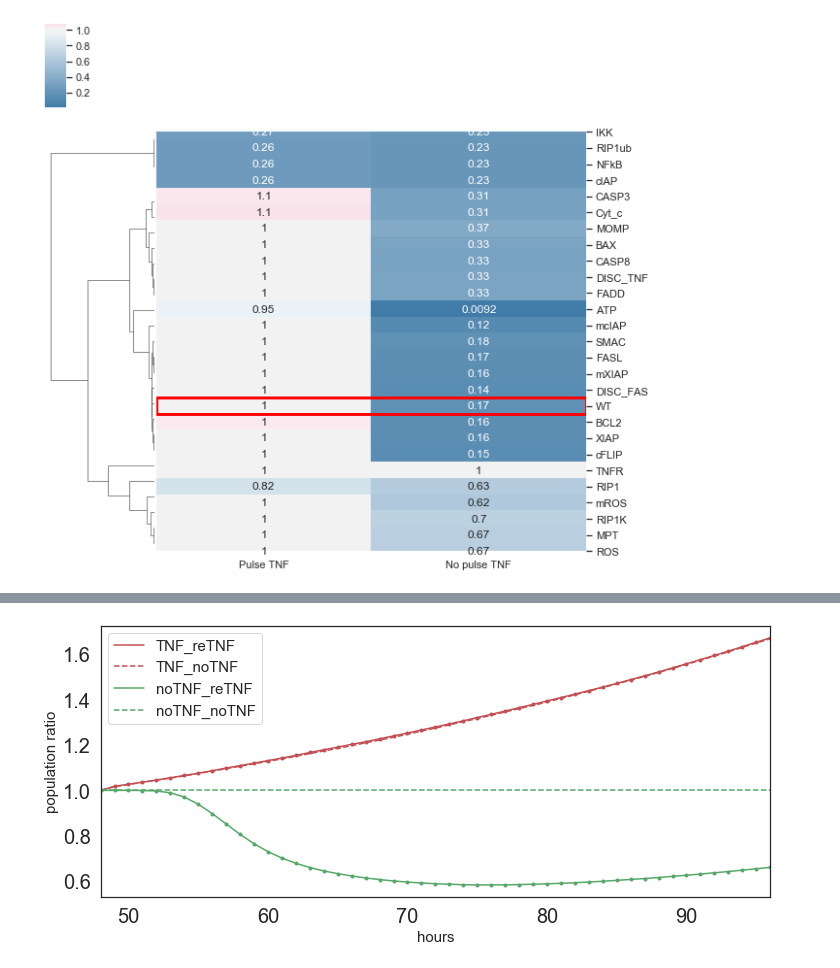
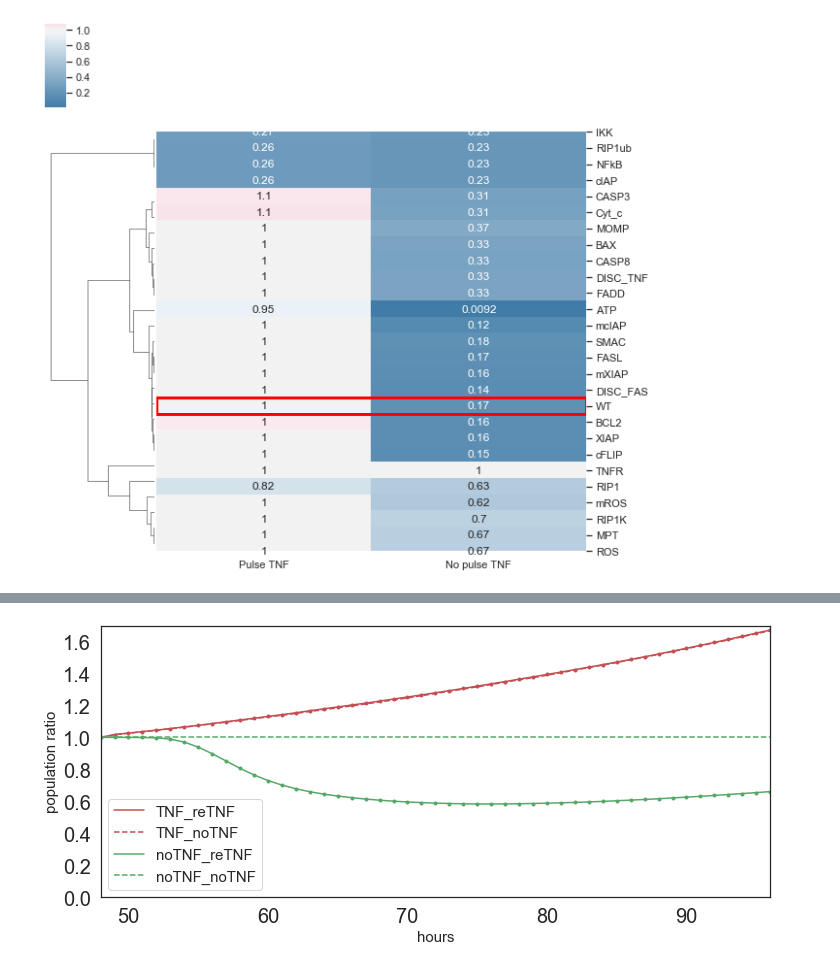
Before and after one commit to sysbio-curie/UPMaBoSS-docker, a Jupyter notebook: CellFateModel_uppmaboss.ipynb, the cells around one changed output, grey strips where cells are left out. Cells and saved outputs as stored; diff of their text form; code cells hidden in the pictures.

```diff
--- a/CellFateModel_uppmaboss.ipynb
+++ b/CellFateModel_uppmaboss.ipynb
@@ -498,26 +500,27 @@ pop_ratios_RIP1K_noTNF_noTNF = run_RIP1K_noTNF_noTNF.get_population_ratios('noTN
 # %%
 # Plot population ratios for a second treatment of TNF with or without the initial TNF stimulation, starting at time=48
 # Plot the control in dashed lines
 # A figure "figure_second_steps_ratios.pdf" is saved
 figure = plt.figure(figsize = (12,5))
 plt.rcParams.update({'legend.fontsize': 15})
+plt.axis((48,96,0,1.7))
 norm_pop_ratios_RIP1K_TNF_reTNF = pd.core.series.Series(index=pop_ratios_RIP1K_TNF_reTNF.index,data=pop_ratios_RIP1K_TNF_reTNF.values/pop_ratios_RIP1K_TNF_reTNF.values[0])
 norm_pop_ratios_RIP1K_TNF_reTNF.name = "TNF_reTNF"
 outPlot = norm_pop_ratios_RIP1K_TNF_reTNF.plot(style='.-r', legend=True,fontsize=20)
 
 norm_pop_ratios_RIP1K_TNF_noTNF = pd.core.series.Series(index=pop_ratios_RIP1K_TNF_noTNF.index,data=pop_ratios_RIP1K_TNF_noTNF.values/pop_ratios_RIP1K_TNF_noTNF.values[0])
 norm_pop_ratios_RIP1K_TNF_noTNF.name = "TNF_noTNF"
 norm_pop_ratios_RIP1K_TNF_noTNF.plot(style='--r', legend=True)
 
 norm_pop_ratios_RIP1K_noTNF_reTNF = pd.core.series.Series(index=pop_ratios_RIP1K_noTNF_reTNF.index,data=pop_ratios_RIP1K_noTNF_reTNF.values/pop_ratios_RIP1K_noTNF_reTNF.values[0])
 norm_pop_ratios_RIP1K_noTNF_reTNF.name = "noTNF_reTNF"
 norm_pop_ratios_RIP1K_noTNF_reTNF.plot(style='.-g', legend=True)
 norm_pop_ratios_RIP1K_noTNF_noTNF = pd.core.series.Series(index=pop_ratios_RIP1K_noTNF_noTNF.index,data=pop_ratios_RIP1K_noTNF_noTNF.values/pop_ratios_RIP1K_noTNF_noTNF.values[0])
 norm_pop_ratios_RIP1K_noTNF_noTNF.name = "noTNF_noTNF"
 outPlot = norm_pop_ratios_RIP1K_noTNF_noTNF.plot(style='--g', legend=True)
 outPlot.set_xlabel("hours",fontsize=15)
 
 outPlot.set_ylabel("population ratio",fontsize=15)
 save_figure(figure, 'second_steps_norm_ratios_RIP1K')
 # %% [output]
-[figure, old version]
+[figure, new version]
```
Also changed, not shown: parts of 11 cells of this notebook.
